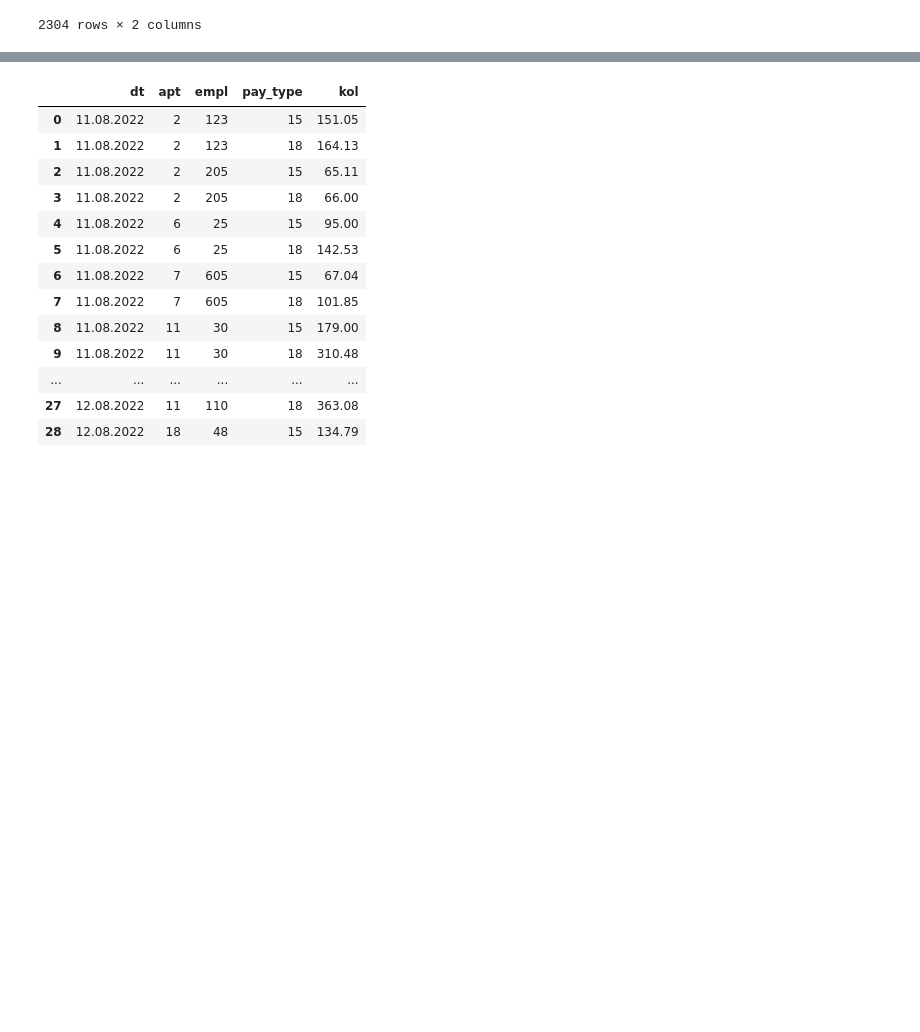
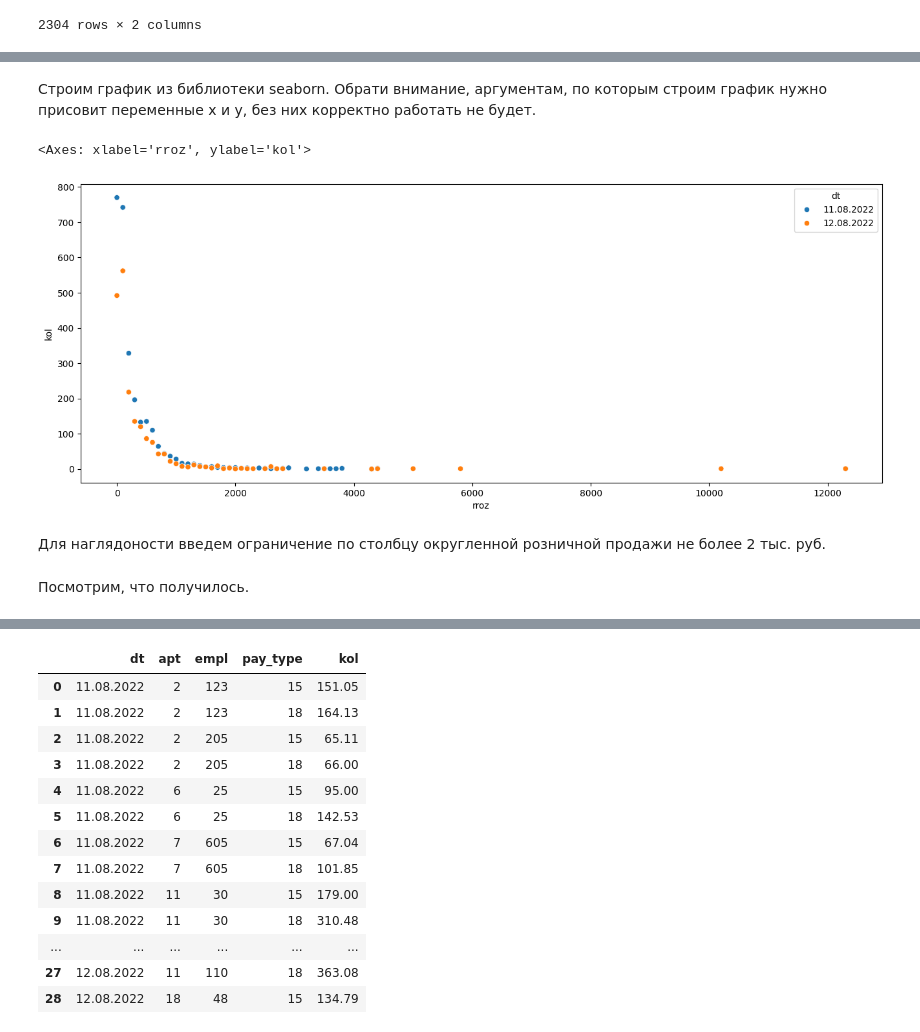
Before and after one commit to Vadim-Dubrovskii/Vadim-Learn, a Jupyter notebook: data/explore.ipynb, the cells around one changed output, grey strips where cells are left out. Saved outputs shown, nothing was run; the diff lists cells and outputs as text; code cells hidden in the pictures; blank space fills up the shorter version.

```diff
--- a/data/explore.ipynb
+++ b/data/explore.ipynb
@@ -936,2 +1040,13 @@ a = df.groupby(['dt', 'rroz'])['kol'].agg(sum).reset_index()
+# %% [markdown]
+Строим график из библиотеки seaborn. Обрати внимание, аргументам, по которым строим график нужно присовит переменные x и y, без них корректно работать не будет.
+# %%
+sns.scatterplot(x=a.rroz, y=a.kol, hue=a.dt)
+# %% [output]
+<Axes: xlabel='rroz', ylabel='kol'>
+[figure, added]
+# %% [markdown]
+Для наглядоности введем ограничение по столбцу округленной розничной продажи не более 2 тыс. руб.
 # %%
 a = a[a.loc[:, 'rroz'] < 2000]
+# %% [markdown]
+Посмотрим, что получилось.
```
Also changed, not shown: parts of 79 cells of this notebook, 13 other files.
